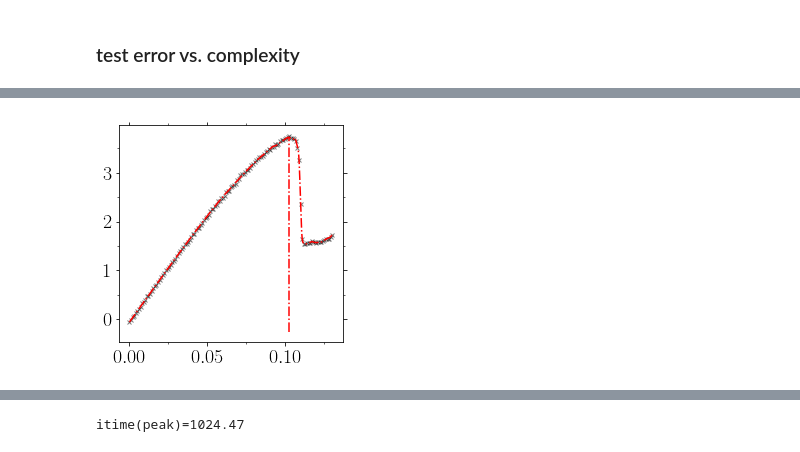
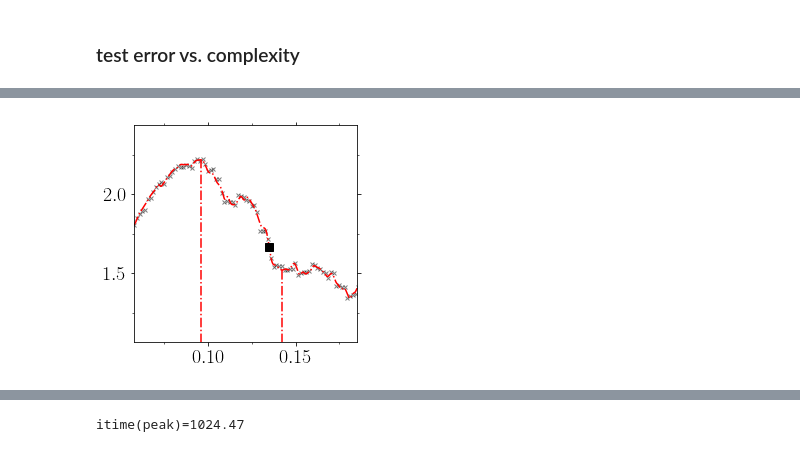
Before and after one commit to kkarimi62/glassDeformation, a Jupyter notebook: python/analyzePlasticity.ipynb, the cells around one changed output, grey strips where cells are left out. Saved outputs shown, nothing was run; the diff lists cells and outputs as text; code cells hidden in the pictures.

```diff
--- a/python/analyzePlasticity.ipynb
+++ b/python/analyzePlasticity.ipynb
@@ -911,11 +907,11 @@ def Validate(x,y,deg_f=range(0,40,10),cv_samples=10):
             continue
     return mse
 
-if eval(confParser['flags']['FitSpline']):
-    x, y = np.array(strain), np.array(Virial)
-    mse = Validate(x,np.c_[y],deg_f=np.logspace(2,13,num=12,base=2,dtype=int))
-    keys=mse.keys()
-    utl.PltErr(keys, [-mse[key] for key in keys],
-              xscale='log',yscale='log',
-              title='loadCurve/mse.png'
-              )
+# if eval(confParser['flags']['FitSpline']):
+#     x, y = np.array(strain), np.array(Virial)
+#     mse = Validate(x,np.c_[y],deg_f=np.logspace(2,13,num=12,base=2,dtype=int))
+#     keys=mse.keys()
+#     utl.PltErr(keys, [-mse[key] for key in keys],
+#               xscale='log',yscale='log',
+#               title='loadCurve/mse.png'
+#               )
@@ -959,58 +953,60 @@ if eval(confParser['flags']['FitSpline']):
             'color':'C0',
              'markerfacecolor':'white',
              'markeredgecolor':'black',
              'markevery':int(len(x)/128),
 
           }
 #    ax=None
     kwargs = {
             'borderwidth' : 0.1,
     #       'xlim':(0,0.2),
     #       'ylim':(0,2.5),
             'title':'loadCurve/hminIllustration.png',
              }
     #
     ax = utl.PltErr(x,y,
            yerr=None,
            attrs = attrs,
            Plot = False,
            xstr=r'$\gamma$' if latexx else '',
            ystr=r'$\sigma$(Gpa)' if latexx else '',
           )
     #
     utl.PltErr(x,y_pred,
            yerr=None,
            attrs = {'fmt':'-.r'},
            Plot = False,
            ax = ax,
            **kwargs
           )
-    if eval(confParser['flags']['AssignYieldTime']):
-        utl.PltErr([ey,ey], [ax.axis()[2],sy],
-               yerr=None,
-               attrs = {'fmt':'-.r'},
-               Plot = True,
-               ax = ax,
-               **kwargs
-              )
-    elif eval(confParser['flags']['AssignMaxDropTime']):
-        utl.PltErr(em, sm,
-               yerr=None,
-               attrs = {'fmt':'s','color':'black','markersize':8},
-               Plot = True,
-               ax = ax,
-               **kwargs
-              )
-    elif eval(confParser['flags']['AssignFlowTime']):
-        utl.PltErr([ef,ef], [ax.axis()[2],sf],
-               yerr=None,
-               attrs = {'fmt':'-.r'},
-               Plot = True,
-               ax = ax,
-               **kwargs
-              )
+#     if eval(confParser['flags']['AssignYieldTime']):
+    utl.PltErr([ey,ey], [ax.axis()[2],sy],
+           yerr=None,
+           attrs = {'fmt':'-.r'},
+           Plot = False,
+           ax = ax,
+           **kwargs
+          )
+#    elif eval(confParser['flags']['AssignMaxDropTime']):
+    utl.PltErr(em, sm,
+           yerr=None,
+           attrs = {'fmt':'s','color':'black','markersize':8},
+           Plot = False,
+           ax = ax,
+           **kwargs
+          )
+#    elif eval(confParser['flags']['AssignFlowTime']):
+    utl.PltErr([ef,ef], [ax.axis()[2],sf],
+           yerr=None,
+           attrs = {'fmt':'-.r'},
+           Plot = False,
+           ax = ax,
+           xlim=(0.6*ey,1.3*ef),
+           ylim=(0.7*sf,1.1*sy),
+           **kwargs
+          )
 # %% [output]
-[figure, old version]
+[figure, new version]
 # %%
 if not eval(confParser['flags']['RemoteMachine']):
     #--- Plot
```
Also changed, not shown: parts of 4 cells of this notebook, 1 other file.
